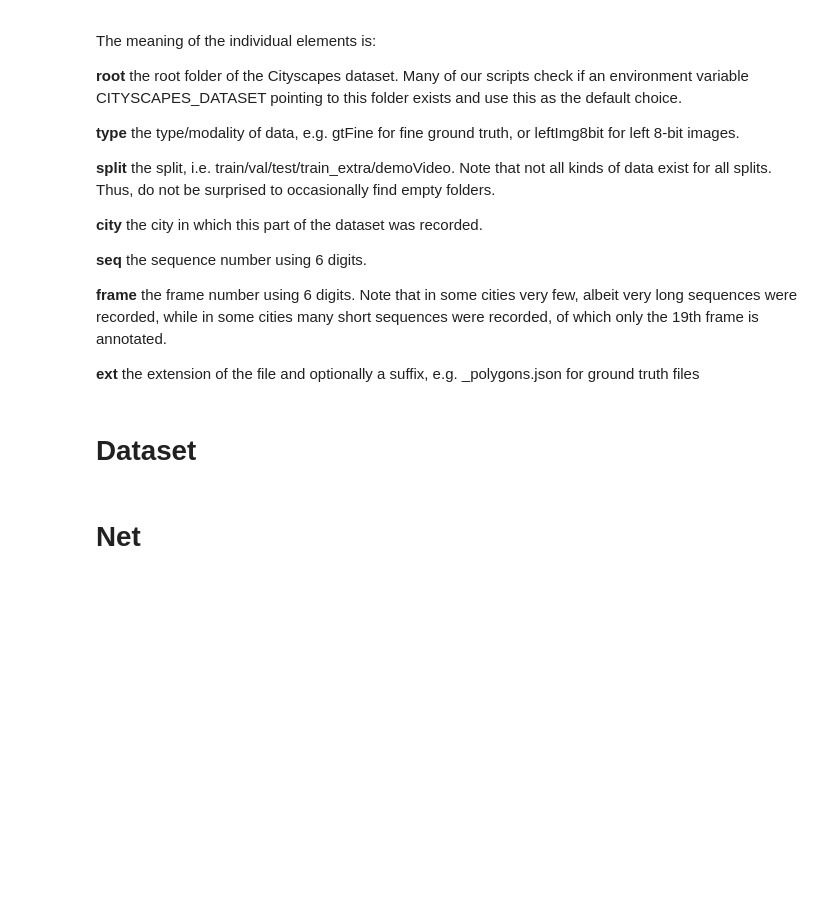
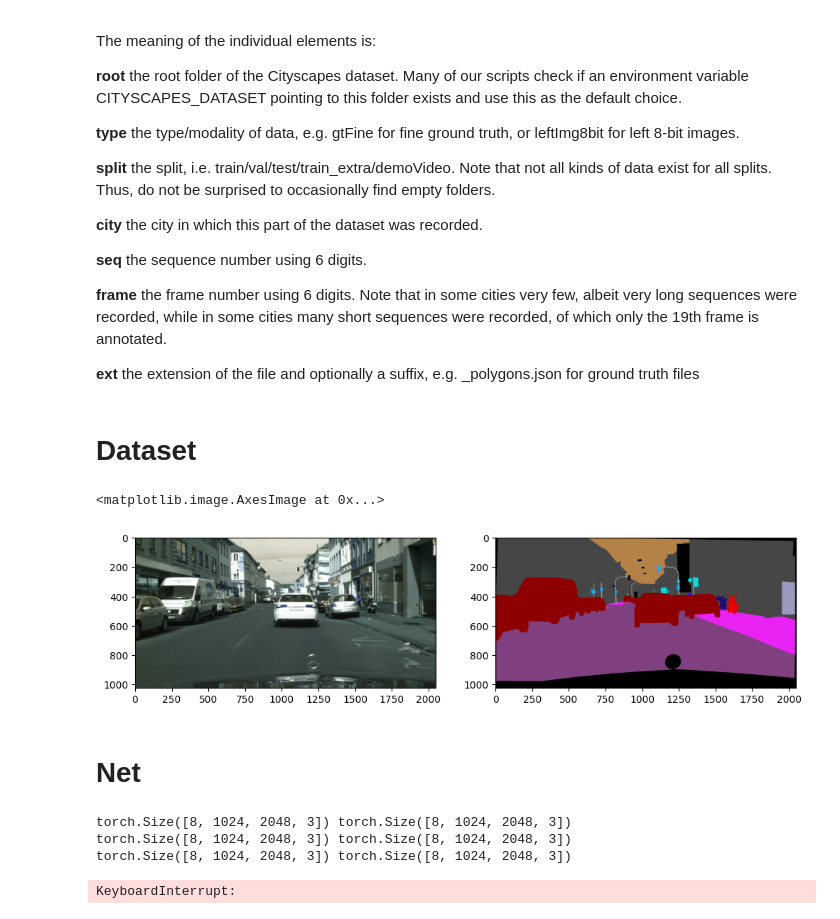
Before and after one commit to miklrz/cityscapes-segmentation, a Jupyter notebook: src/notebook/cityscapes-training-1.ipynb, the cells around one changed output. Saved outputs shown, nothing was run; the diff lists cells and outputs as text; code cells hidden in the pictures; blank space fills up the shorter version.

Commit message:
Left and annotations plot

```diff
--- a/src/notebook/cityscapes-training-1.ipynb
+++ b/src/notebook/cityscapes-training-1.ipynb
@@ -134,3 +136,10 @@ class CityscapesDataset(Dataset):
+# %%
+fig, axes = plt.subplots(nrows=1, ncols=2, figsize=(12, 6))
+axes[0].imshow(left)
+axes[1].imshow(color)
+# %% [output]
+<matplotlib.image.AxesImage at 0x...>
+[figure, added]
 # %% [markdown]
 # Net
 # %%
@@ -256,4 +269,10 @@ dataset = CityscapesDataset(processor)
 dataloader = DataLoader(dataset=dataset, batch_size=config.batch_size)
 block = SegNet()
 # %%
-for i in enumerate(dataloader)
+for i, (left, color) in enumerate(dataloader):
+    print(left.shape, color.shape)
+# %% [output]
+torch.Size([8, 1024, 2048, 3]) torch.Size([8, 1024, 2048, 3])
+torch.Size([8, 1024, 2048, 3]) torch.Size([8, 1024, 2048, 3])
+torch.Size([8, 1024, 2048, 3]) torch.Size([8, 1024, 2048, 3])
+KeyboardInterrupt:
```
Also changed, not shown: parts of 5 cells of this notebook.
